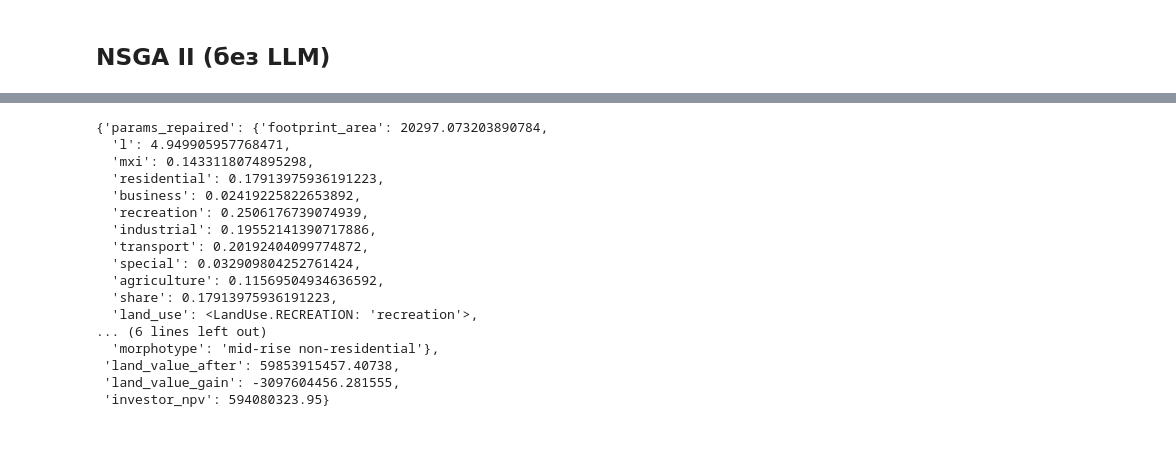
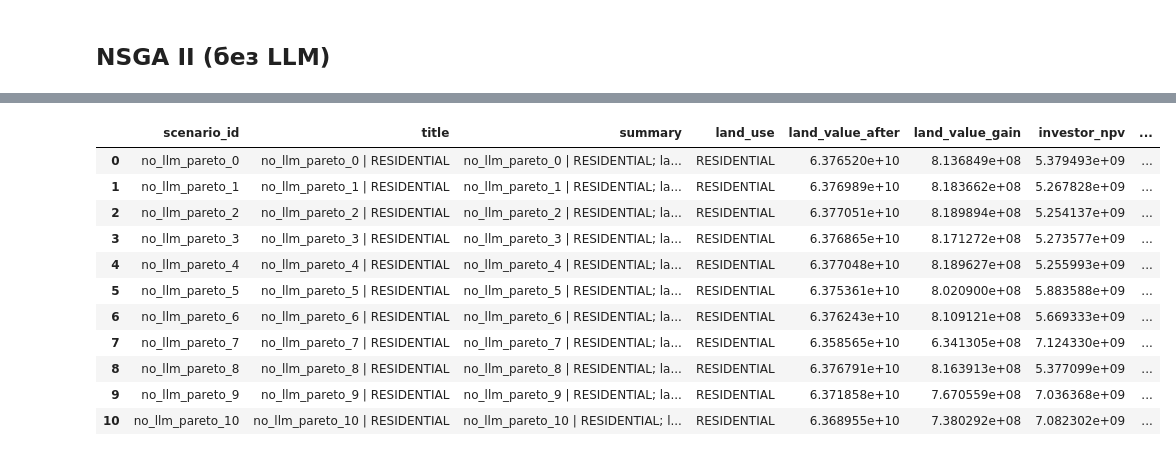
Before and after one commit to Mvin8/Urbanomy, a Jupyter notebook: examples/paper.ipynb, the cells around one changed output, grey strips where cells are left out. Cells and saved outputs as stored; diff of their text form; code cells hidden in the pictures.

```diff
--- a/examples/paper.ipynb
+++ b/examples/paper.ipynb
@@ -555,31 +565,15 @@ no_llm_pareto_df.to_json(notebook_dir / "no_llm_pareto_front.jsonl", orient="rec
-# %%
-# idx = np.argmin(res.F[:, 0])   # максимум land_value
-
-# params_optimal = {p: res.X[idx][i] for i, p in enumerate(problem.constraints.keys())}
-# params_repaired = problem._repair_genome(params_optimal)
-
-# metrics = {
-#     "params_repaired": params_repaired,
-#     "land_value_after": float(-res.F[idx, 0]),
-#     "land_value_gain": float(-res.F[idx, 0] - baseline_land_value),
-#     "investor_npv": float(-res.F[idx, 1]),
-# }
-metrics
-# %% [output]
-{'params_repaired': {'footprint_area': 20297.073203890784,
-  'l': 4.949905957768471,
-  'mxi': 0.1433118074895298,
-  'residential': 0.17913975936191223,
-  'business': 0.02419225822653892,
-  'recreation': 0.2506176739074939,
-  'industrial': 0.19552141390717886,
-  'transport': 0.20192404099774872,
-  'special': 0.032909804252761424,
-  'agriculture': 0.11569504934636592,
-  'share': 0.17913975936191223,
-  'land_use': <LandUse.RECREATION: 'recreation'>,
-... (6 lines left out)
-  'morphotype': 'mid-rise non-residential'},
- 'land_value_after': 59853915457.40738,
- 'land_value_gain': -3097604456.281555,
- 'investor_npv': 594080323.95}
+# %%
+no_llm_pareto_df
+# %% [output]
+|  | scenario_id | title | summary | land_use | land_value_after | land_value_gain | investor_npv | ... |
+| 0 | no_llm_pareto_0 | no_llm_pareto_0 | RESIDENTIAL | no_llm_pareto_0 | RESIDENTIAL; la... | RESIDENTIAL | 6.376520e+10 | 8.136849e+08 | 5.379493e+09 | ... |
+| 1 | no_llm_pareto_1 | no_llm_pareto_1 | RESIDENTIAL | no_llm_pareto_1 | RESIDENTIAL; la... | RESIDENTIAL | 6.376989e+10 | 8.183662e+08 | 5.267828e+09 | ... |
+| 2 | no_llm_pareto_2 | no_llm_pareto_2 | RESIDENTIAL | no_llm_pareto_2 | RESIDENTIAL; la... | RESIDENTIAL | 6.377051e+10 | 8.189894e+08 | 5.254137e+09 | ... |
+| 3 | no_llm_pareto_3 | no_llm_pareto_3 | RESIDENTIAL | no_llm_pareto_3 | RESIDENTIAL; la... | RESIDENTIAL | 6.376865e+10 | 8.171272e+08 | 5.273577e+09 | ... |
+| 4 | no_llm_pareto_4 | no_llm_pareto_4 | RESIDENTIAL | no_llm_pareto_4 | RESIDENTIAL; la... | RESIDENTIAL | 6.377048e+10 | 8.189627e+08 | 5.255993e+09 | ... |
+| 5 | no_llm_pareto_5 | no_llm_pareto_5 | RESIDENTIAL | no_llm_pareto_5 | RESIDENTIAL; la... | RESIDENTIAL | 6.375361e+10 | 8.020900e+08 | 5.883588e+09 | ... |
+| 6 | no_llm_pareto_6 | no_llm_pareto_6 | RESIDENTIAL | no_llm_pareto_6 | RESIDENTIAL; la... | RESIDENTIAL | 6.376243e+10 | 8.109121e+08 | 5.669333e+09 | ... |
+| 7 | no_llm_pareto_7 | no_llm_pareto_7 | RESIDENTIAL | no_llm_pareto_7 | RESIDENTIAL; la... | RESIDENTIAL | 6.358565e+10 | 6.341305e+08 | 7.124330e+09 | ... |
+| 8 | no_llm_pareto_8 | no_llm_pareto_8 | RESIDENTIAL | no_llm_pareto_8 | RESIDENTIAL; la... | RESIDENTIAL | 6.376791e+10 | 8.163913e+08 | 5.377099e+09 | ... |
+| 9 | no_llm_pareto_9 | no_llm_pareto_9 | RESIDENTIAL | no_llm_pareto_9 | RESIDENTIAL; la... | RESIDENTIAL | 6.371858e+10 | 7.670559e+08 | 7.036368e+09 | ... |
+| 10 | no_llm_pareto_10 | no_llm_pareto_10 | RESIDENTIAL | no_llm_pareto_10 | RESIDENTIAL; l... | RESIDENTIAL | 6.368955e+10 | 7.380292e+08 | 7.082302e+09 | ... |
```
Also changed, not shown: parts of 15 cells of this notebook.
